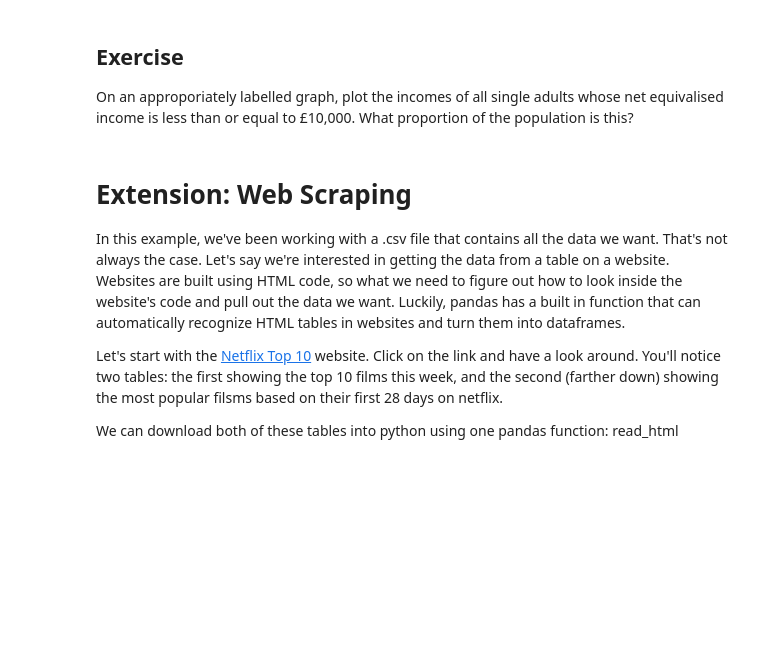
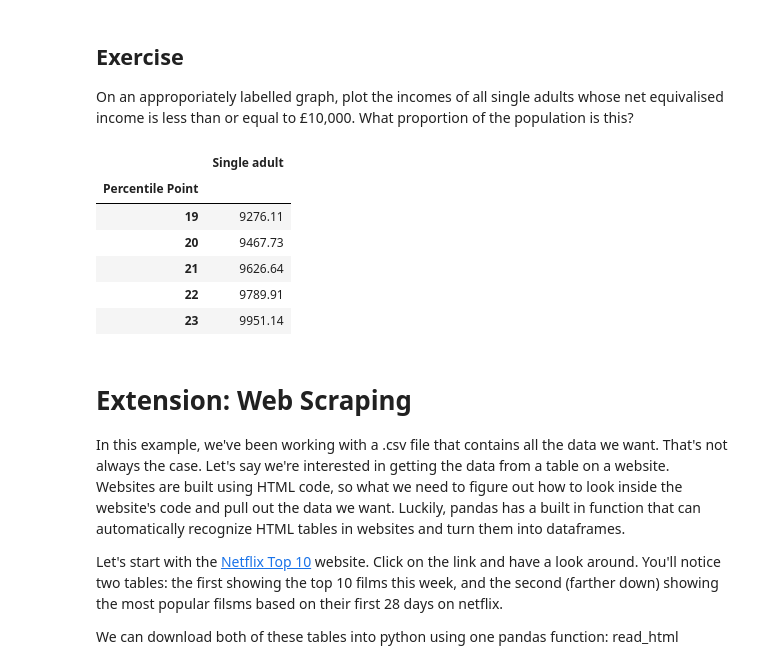
Before and after one commit to LEXO5/QM2, a Jupyter notebook: W2_Working_with_Data_in_Pandas.ipynb, the cells around one changed output. Saved outputs shown, nothing was run; the diff lists cells and outputs as text; code cells hidden in the pictures; blank space fills up the shorter version.

```diff
--- a/W2_Working_with_Data_in_Pandas.ipynb
+++ b/W2_Working_with_Data_in_Pandas.ipynb
@@ -347,6 +393,20 @@ We won't dwell on comparative operative, here we've used ">" to mean "is greater
 # %% [markdown]
 ## Exercise
 On an approporiately labelled graph, plot the incomes of all single adults whose net equivalised income is less than or equal to £10,000. What proportion of the population is this?
+# %%
+broke = income[['Single adult']]
+broke = broke.replace(',', '', regex=True)
+broke = broke.replace('-', 'NaN', regex=True).astype('float')
+broke[broke['Single adult']<=10000].tail()
+proportion = broke.sort_values(by ,ascending = False)
+# %% [output]
+|  | Single adult |
+| Percentile Point |  |
+| 19 | 9276.11 |
+| 20 | 9467.73 |
+| 21 | 9626.64 |
+| 22 | 9789.91 |
+| 23 | 9951.14 |
 # %% [markdown]
 # Extension: Web Scraping
 
```
Also changed, not shown: parts of 13 cells of this notebook.
